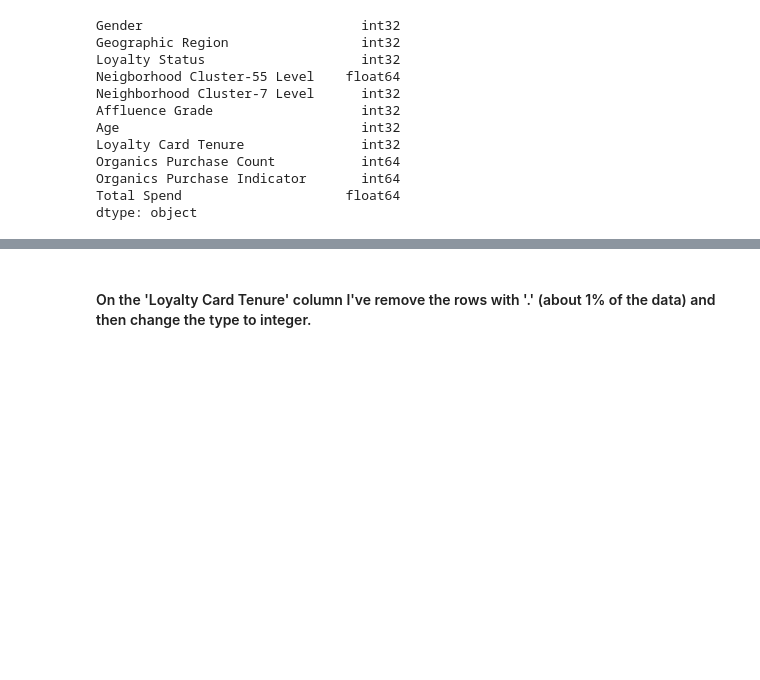
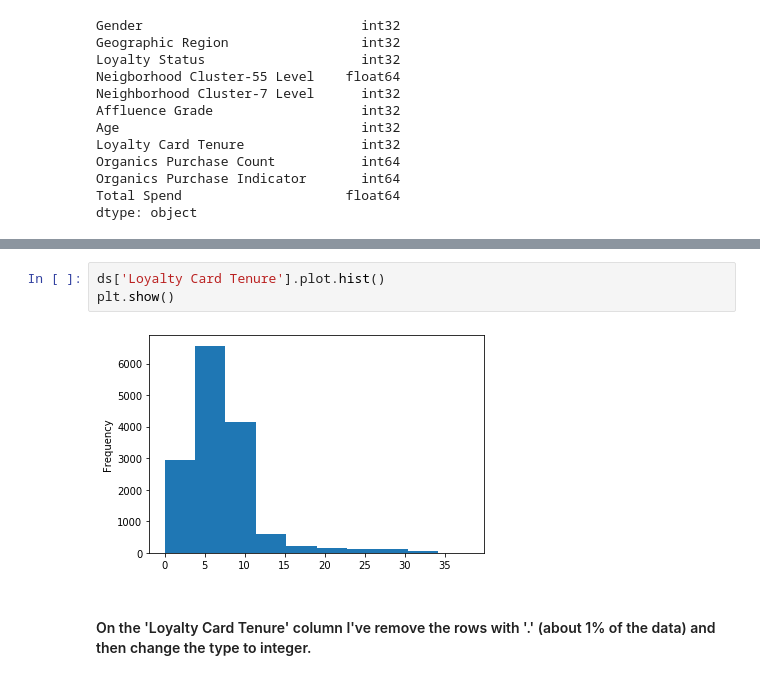
Before and after one commit to ta-data-lis/final-project, a Jupyter notebook: your-project/Cleaning.ipynb, the cells around one changed output, grey strips where cells are left out. Saved outputs shown, nothing was run; the diff lists cells and outputs as text; blank space fills up the shorter version.

```diff
--- a/your-project/Cleaning.ipynb
+++ b/your-project/Cleaning.ipynb
@@ -497,3 +511,8 @@ dtype: object
+# %%
+ds['Loyalty Card Tenure'].plot.hist()
+plt.show()
+# %% [output]
+[figure, added]
 # %% [markdown]
 #### On the 'Loyalty Card Tenure' column I've remove the rows with '.' (about 1% of the data) and then change the type to integer.
 # %%
```
Also changed, not shown: parts of 5 cells of this notebook, 14 other files.
